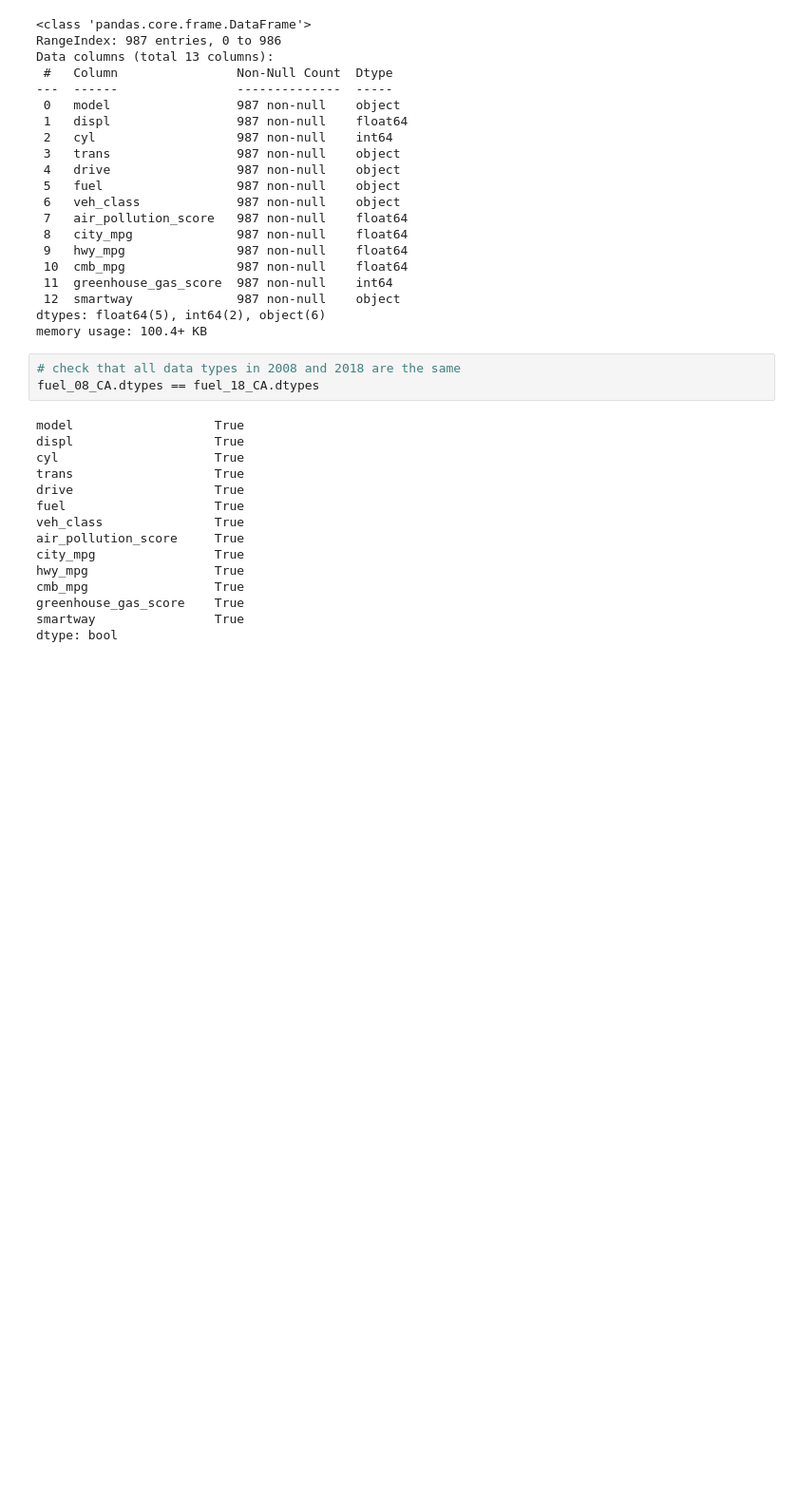
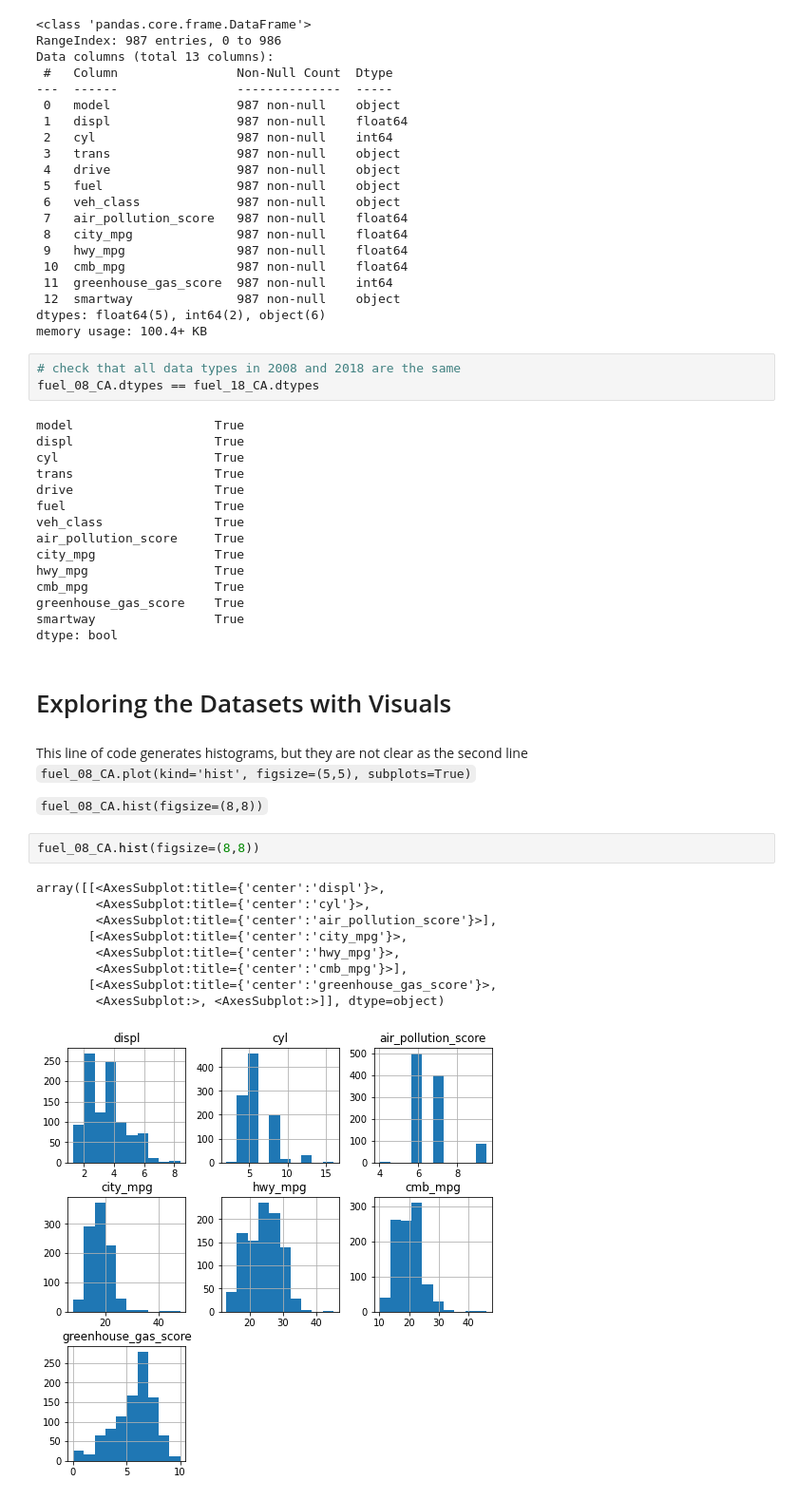
Before and after one commit to emaahdy/Data-Analysis, a Jupyter notebook: Fuel-Economy/fuel_economy.ipynb, the cells around one changed output. Shown: that part at 95% size. Cells and saved outputs as stored; diff of their text form; blank space fills up the shorter version.

````diff
--- a/Fuel-Economy/fuel_economy.ipynb
+++ b/Fuel-Economy/fuel_economy.ipynb
@@ -806,3 +806,22 @@ cmb_mpg                 True
 greenhouse_gas_score    True
 smartway                True
 dtype: bool
+# %% [markdown]
+# Exploring the Datasets with Visuals
+# %% [markdown]
+This line of code generates histograms, but they are not clear as the second line
+`fuel_08_CA.plot(kind='hist', figsize=(5,5), subplots=True)`
+
+```fuel_08_CA.hist(figsize=(8,8))```
+# %%
+fuel_08_CA.hist(figsize=(8,8))
+# %% [output]
+array([[<AxesSubplot:title={'center':'displ'}>,
+        <AxesSubplot:title={'center':'cyl'}>,
+        <AxesSubplot:title={'center':'air_pollution_score'}>],
+       [<AxesSubplot:title={'center':'city_mpg'}>,
+        <AxesSubplot:title={'center':'hwy_mpg'}>,
+        <AxesSubplot:title={'center':'cmb_mpg'}>],
+       [<AxesSubplot:title={'center':'greenhouse_gas_score'}>,
+        <AxesSubplot:>, <AxesSubplot:>]], dtype=object)
+[figure, added]
````
Also changed, not shown: parts of 25 cells of this notebook.
